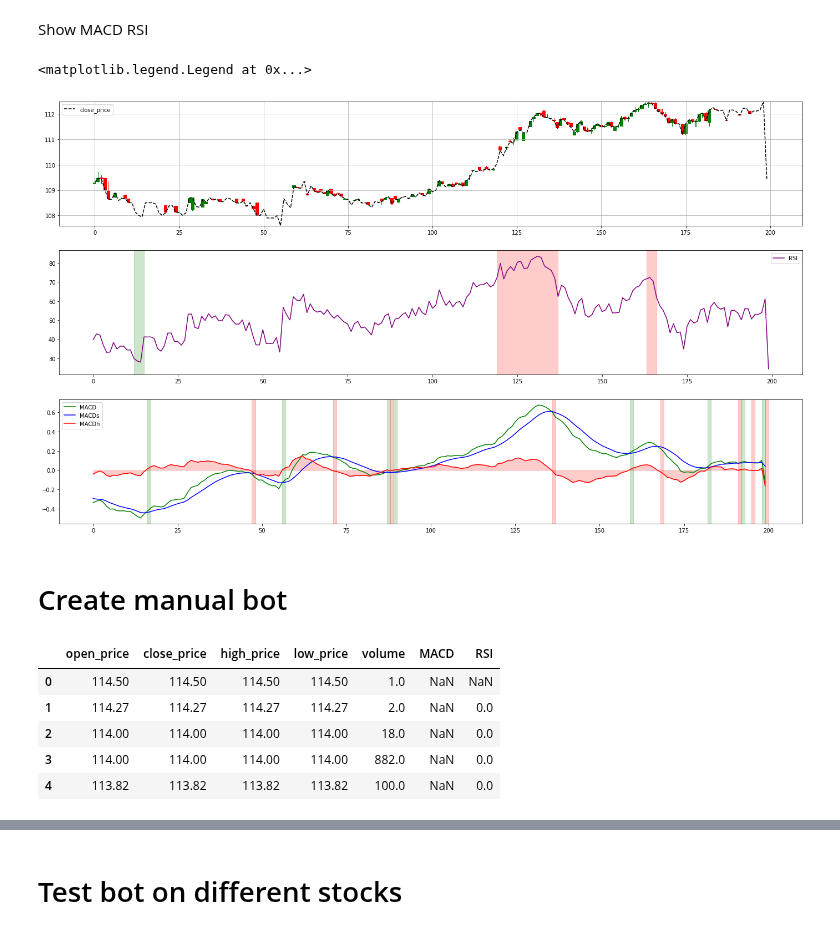
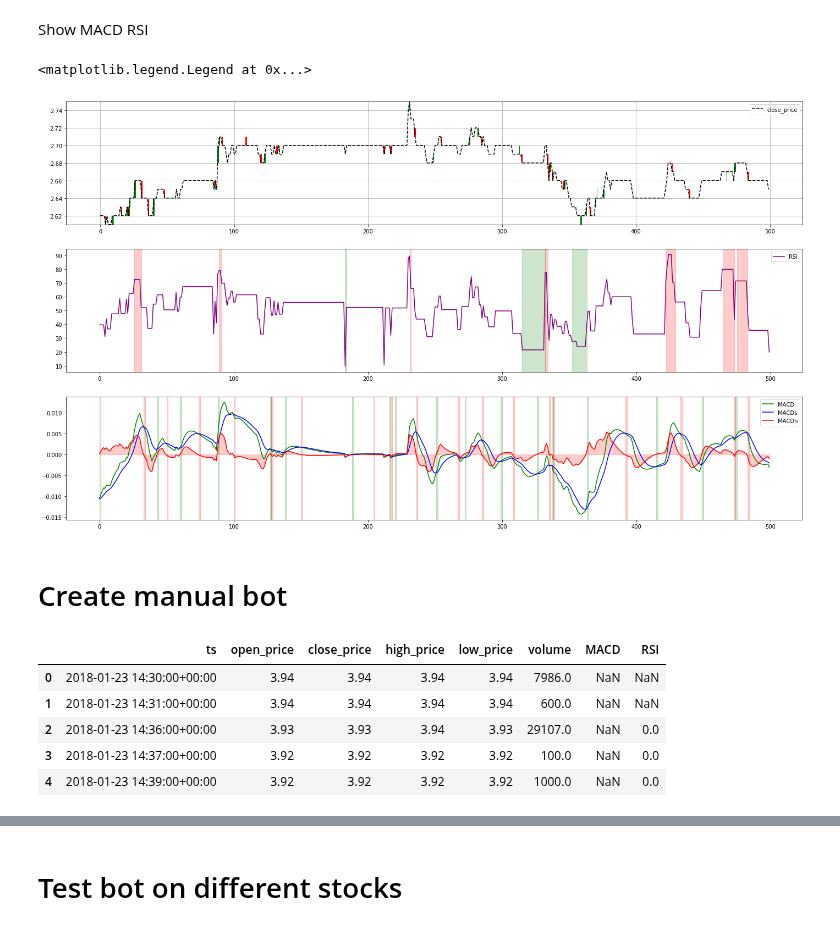
Before and after one commit to crabio/tinkoff-invest-bot, a Jupyter notebook: candles_analyzer/analyze.ipynb, the cells around one changed output, grey strips where cells are left out. Drawn from its saved outputs; the diff is of its cells as text; code cells hidden in the pictures.

```diff
--- a/candles_analyzer/analyze.ipynb
+++ b/candles_analyzer/analyze.ipynb
@@ -10,7 +10,7 @@ import pandas as pd
 import matplotlib.pyplot as plt
 import pandas_ta as ta
 # %%
-df = pd.read_parquet("data.parquet").sort_values("ts")
+df = pd.read_parquet("data.parquet")
 # %%
 df.head()
 # %% [output]
@@ -42,4 +42,4 @@ df.groupby("name").count()
 # %% [markdown]
 ### Create dataset with sliding averages
 # %%
-sliding_window_df = df[df["id"] == 1].reset_index()
+sliding_window_df = df[df["name"] == "VEON"]
@@ -64,5 +57,10 @@ Abbreviations:
 # %%
 def preprocess_data(df):
+    # Sort values with ts
+    df = df.sort_values("ts")
+    # Reset index
+    df = df.reset_index(drop=True)
+
     # Add MACD
     df.ta.macd(append=True)
 
@@ -139,50 +137,53 @@ def plot_candles(df):
     plt.bar(pricesdown.index, pricesdown["low_price"] - pricesdown["open_price"], width2, bottom=pricesdown["open_price"], color='r')
     plt.grid()
 # %%
-plot_df = sliding_window_df.iloc[600:800].reset_index()
+plot_df = sliding_window_df.iloc[1000:1500].reset_index()
 
 plt.figure(figsize=(24,14))
 plt.subplot(3, 1, 1)
 plot_df["close_price"].plot(color="black", linestyle='--')
 plot_candles(plot_df)
 plt.legend()
 
 plt.subplot(3, 1, 2)
 ax1 = plot_df["RSI"].plot(color="purple")
 # Show oversold zone
 color_zone(ax1, plot_df[plot_df["RSI_oversold"]].index, 0.2, "green")
 # Show overbought zone
 color_zone(ax1, plot_df[plot_df["RSI_overbought"]].index, 0.2, "red")
 plt.legend()
 
 plt.subplot(3, 1, 3)
 ax3 = plot_df["MACD"].plot(color="green")
 plot_df["MACDs"].plot(ax=ax3,color="blue")
 plot_df["MACDh"].plot(ax=ax3,color="red")
 ax3.fill_between(plot_df.index, plot_df["MACDh"], alpha=0.2, color="red")
 # Show crossover moments
 for x in plot_df[plot_df["MACD_crossover"]].index:
     ax3.axvspan(x, x+1, alpha=0.2, color="green")
 # Show crossunder moments
 for x in plot_df[plot_df["MACD_crossunder"]].index:
     ax3.axvspan(x, x+1, alpha=0.2, color="red")
 plt.legend()
 # %% [output]
 <matplotlib.legend.Legend at 0x...>
-[figure, old version]
+[figure, new version]
 # %% [markdown]
 # Create manual bot
 # %%
 # Create dataset for bot
-bot_df = sliding_window_df[["open_price","close_price","high_price","low_price","volume","MACD","RSI"]]
+# Preprocess data
+bot_df = preprocess_data(df[df["name"] == "VEON"])
+# Select columns
+bot_df = bot_df[["ts","open_price","close_price","high_price","low_price","volume","MACD","RSI"]]
 bot_df.head()
 # %% [output]
-|  | open_price | close_price | high_price | low_price | volume | MACD | RSI |
-| 0 | 114.50 | 114.50 | 114.50 | 114.50 | 1.0 | NaN | NaN |
-| 1 | 114.27 | 114.27 | 114.27 | 114.27 | 2.0 | NaN | 0.0 |
-| 2 | 114.00 | 114.00 | 114.00 | 114.00 | 18.0 | NaN | 0.0 |
-| 3 | 114.00 | 114.00 | 114.00 | 114.00 | 882.0 | NaN | 0.0 |
-| 4 | 113.82 | 113.82 | 113.82 | 113.82 | 100.0 | NaN | 0.0 |
+|  | ts | open_price | close_price | high_price | low_price | volume | MACD | RSI |
+| 0 | 2018-01-23 14:30:00+00:00 | 3.94 | 3.94 | 3.94 | 3.94 | 7986.0 | NaN | NaN |
+| 1 | 2018-01-23 14:31:00+00:00 | 3.94 | 3.94 | 3.94 | 3.94 | 600.0 | NaN | NaN |
+| 2 | 2018-01-23 14:36:00+00:00 | 3.93 | 3.93 | 3.94 | 3.93 | 29107.0 | NaN | 0.0 |
+| 3 | 2018-01-23 14:37:00+00:00 | 3.92 | 3.92 | 3.92 | 3.92 | 100.0 | NaN | 0.0 |
+| 4 | 2018-01-23 14:39:00+00:00 | 3.92 | 3.92 | 3.92 | 3.92 | 1000.0 | NaN | 0.0 |
 # %%
 from bot import TradingBot
 
```
Also changed, not shown: parts of 11 cells of this notebook.
